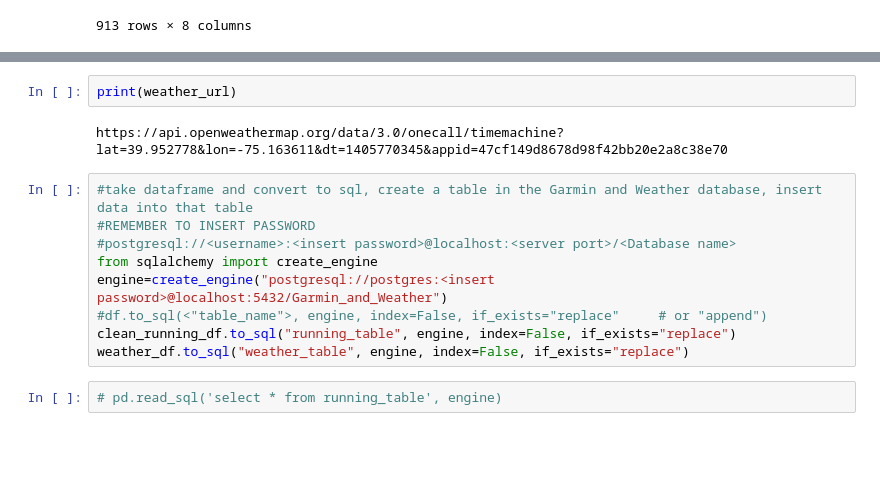
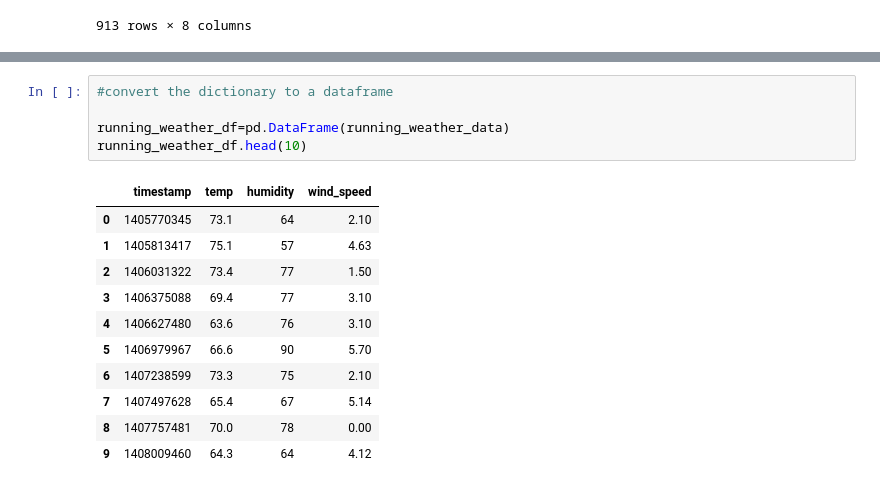
Before and after one commit to johnsilb/project_2, a Jupyter notebook: running.ipynb, the cells around one changed output, grey strips where cells are left out. Drawn from its saved outputs; the diff is of its cells as text; blank space fills up the shorter version.

```diff
--- a/running.ipynb
+++ b/running.ipynb
@@ -193,15 +197,17 @@ NameError: name 'clean_running_data_df' is not defined
-# %%
-print(weather_url)
-# %% [output]
-https://api.openweathermap.org/data/3.0/onecall/timemachine?lat=39.952778&lon=-75.163611&dt=1405770345&appid=47cf149d8678d98f42bb20e2a8c38e70
-# %%
-#take dataframe and convert to sql, create a table in the Garmin and Weather database, insert data into that table
-#REMEMBER TO INSERT PASSWORD
-#postgresql://<username>:<insert password>@localhost:<server port>/<Database name>
-from sqlalchemy import create_engine
-engine=create_engine("postgresql://postgres:<insert password>@localhost:5432/Garmin_and_Weather")
-#df.to_sql(<"table_name">, engine, index=False, if_exists="replace"     # or "append")
-clean_running_df.to_sql("running_table", engine, index=False, if_exists="replace")
-weather_df.to_sql("weather_table", engine, index=False, if_exists="replace")
-# %%
-# pd.read_sql('select * from running_table', engine)
+# %%
+#convert the dictionary to a dataframe
+
+running_weather_df=pd.DataFrame(running_weather_data)
+running_weather_df.head(10)
+# %% [output]
+|  | timestamp | temp | humidity | wind_speed |
+| 0 | 1405770345 | 73.1 | 64 | 2.10 |
+| 1 | 1405813417 | 75.1 | 57 | 4.63 |
+| 2 | 1406031322 | 73.4 | 77 | 1.50 |
+| 3 | 1406375088 | 69.4 | 77 | 3.10 |
+| 4 | 1406627480 | 63.6 | 76 | 3.10 |
+| 5 | 1406979967 | 66.6 | 90 | 5.70 |
+| 6 | 1407238599 | 73.3 | 75 | 2.10 |
+| 7 | 1407497628 | 65.4 | 67 | 5.14 |
+| 8 | 1407757481 | 70.0 | 78 | 0.00 |
+| 9 | 1408009460 | 64.3 | 64 | 4.12 |
```
Also changed, not shown: parts of 15 cells of this notebook.
